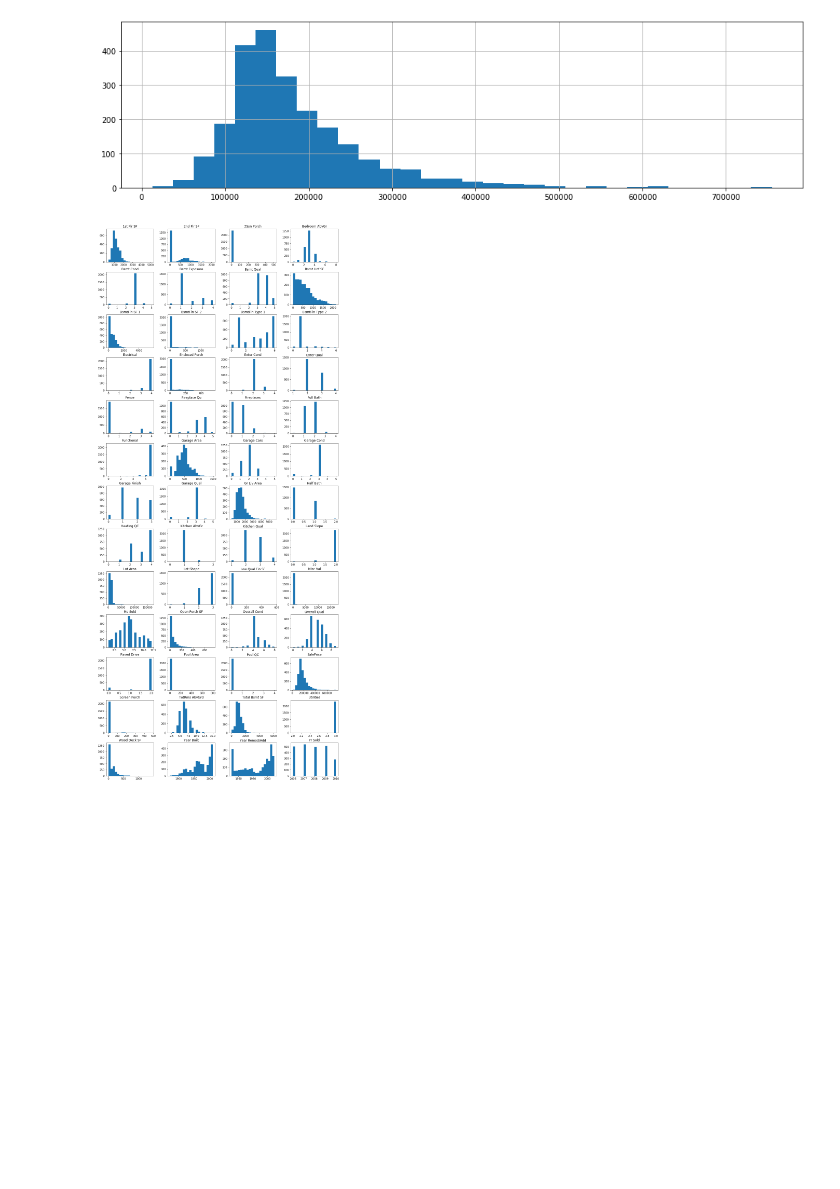
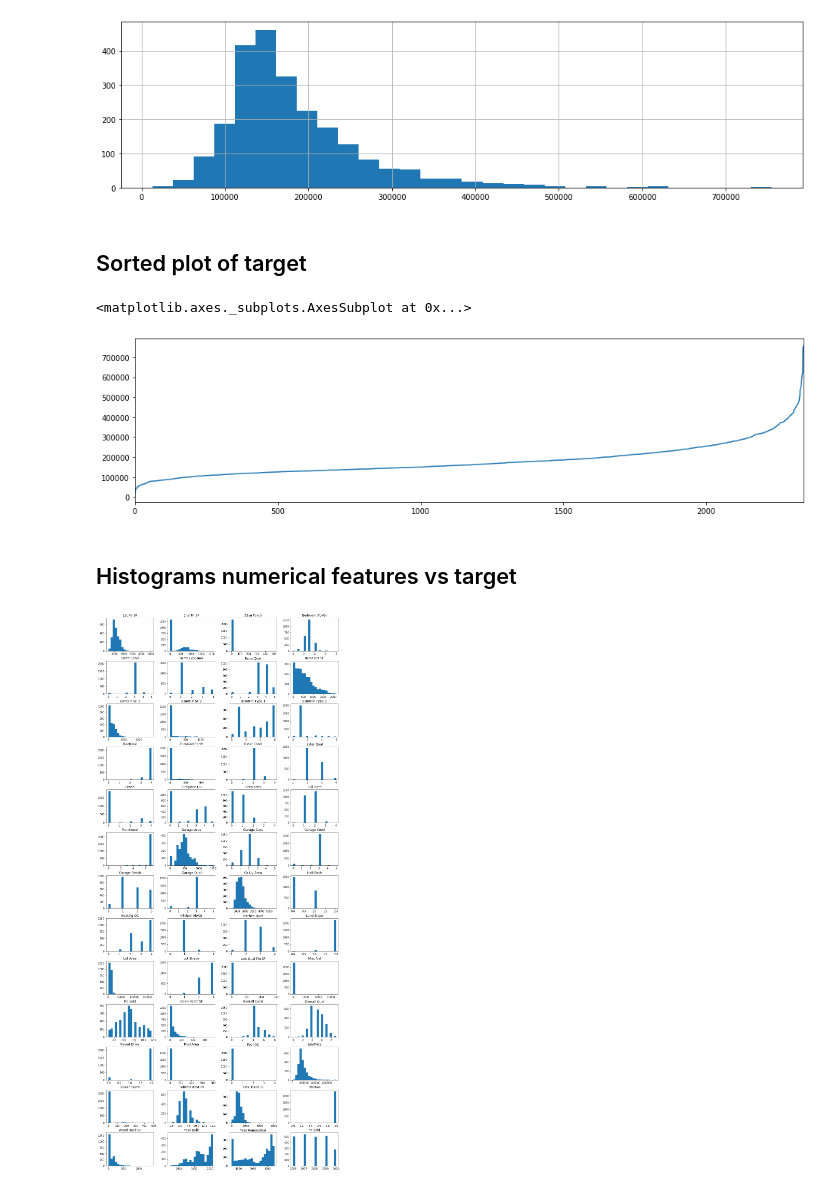
Before and after one commit to coldwhitewinters/ames, a Jupyter notebook: notebooks/housing.ipynb, the cells around one changed output. Saved outputs shown, nothing was run; the diff lists cells and outputs as text; code cells hidden in the pictures; blank space fills up the shorter version.

```diff
--- a/notebooks/housing.ipynb
+++ b/notebooks/housing.ipynb
@@ -262,6 +279,17 @@ data = train.copy()
 data["SalePrice"].hist(bins=30);
 # %% [output]
 [figure]
+# %% [markdown]
+## Sorted plot of target
+# %%
+data_sorted_price = data["SalePrice"].sort_values()
+data_sorted_price.index = range(len(data_sorted_price))
+data_sorted_price.plot()
+# %% [output]
+<matplotlib.axes._subplots.AxesSubplot at 0x...>
+[figure, added]
+# %% [markdown]
+## Histograms numerical features vs target
 # %%
 data.hist(figsize=(16,60), layout=(20,4), bins=20, grid=False);
 # %% [output]
```
Also changed, not shown: parts of 61 cells of this notebook.
